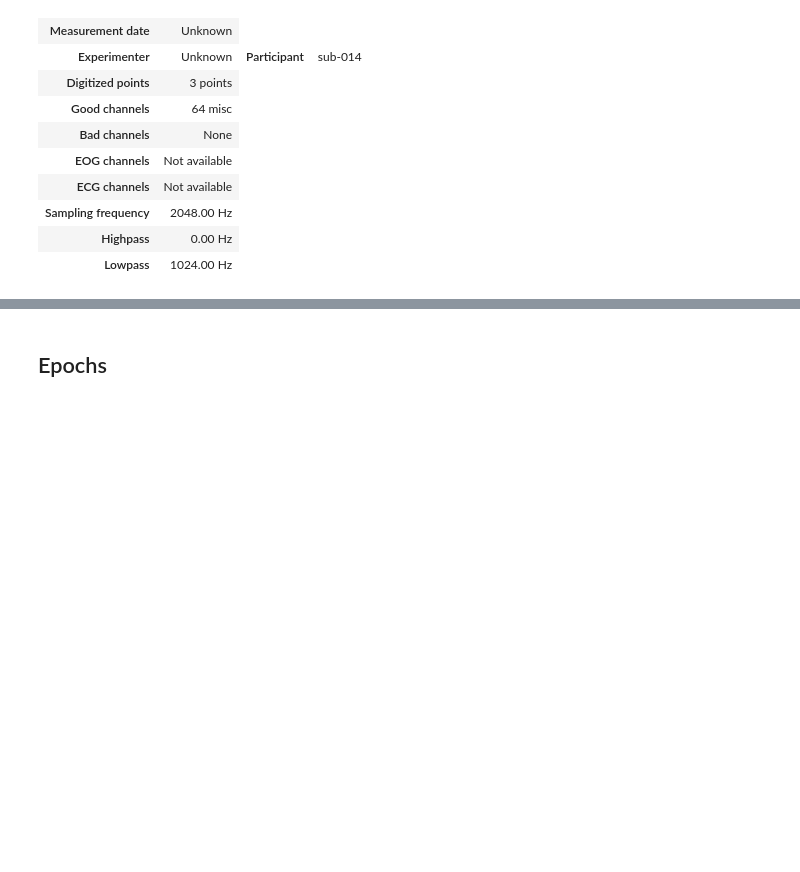
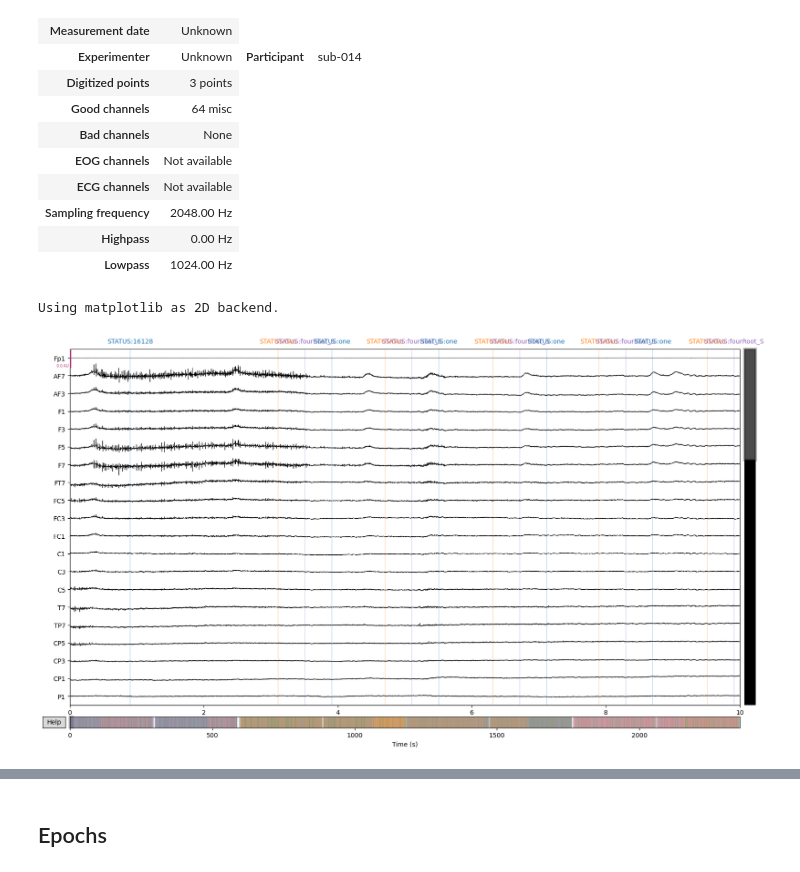
Before and after one commit to Rripped/eeg-chord-oddball, a Jupyter notebook: filtering.ipynb, the cells around one changed output, grey strips where cells are left out. Cells and saved outputs as stored; diff of their text form; code cells hidden in the pictures; blank space fills up the shorter version.

```diff
--- a/filtering.ipynb
+++ b/filtering.ipynb
@@ -137,6 +139,11 @@ raw.info
 | Sampling frequency | 2048.00 Hz |
 | Highpass | 0.00 Hz |
 | Lowpass | 1024.00 Hz |
+# %%
+raw.plot()
+# %% [output]
+Using matplotlib as 2D backend.
+[figure, added]
 # %%
 # reduce bids eeg data
 prep_raw = preprocessing(raw.copy())
```
Also changed, not shown: parts of 8 cells of this notebook, 1 other file.
